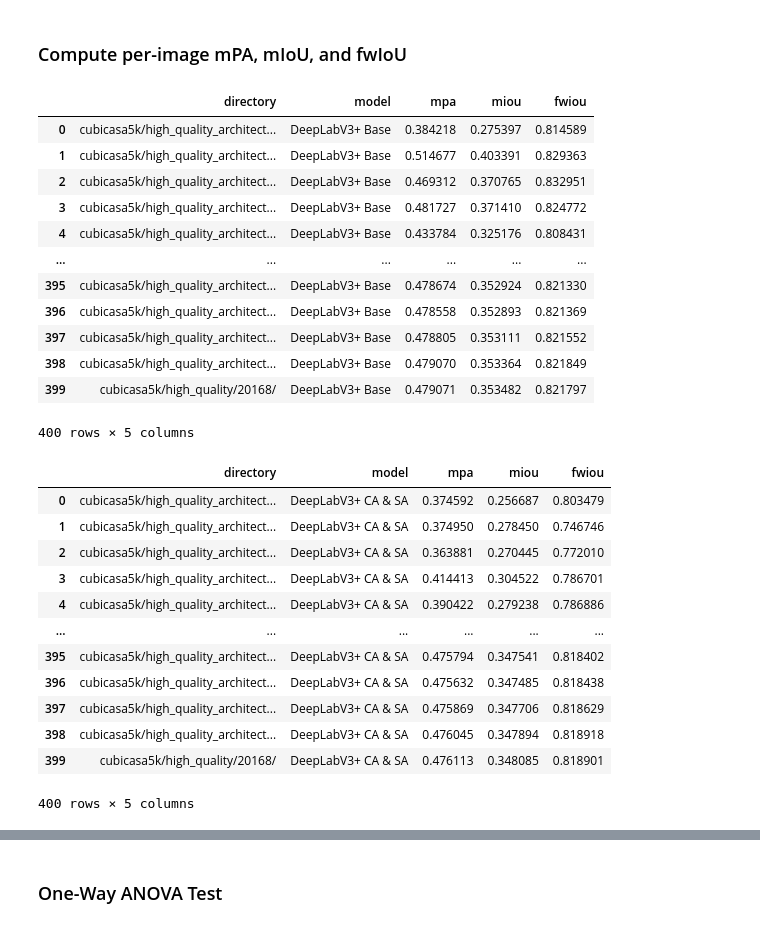
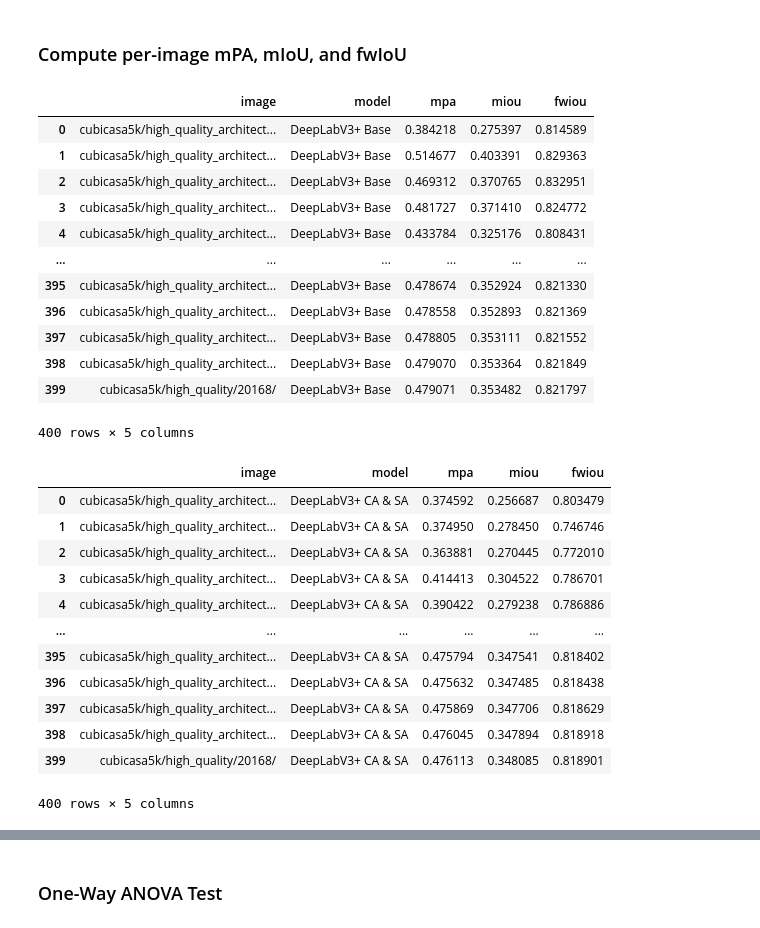
Before and after one commit to rimvelvet31/deeplabv3plus_cubicasa, a Jupyter notebook: test.ipynb, the cells around one changed output, grey strips where cells are left out. Drawn from its saved outputs; the diff is of its cells as text; code cells hidden in the pictures.

```diff
--- a/test.ipynb
+++ b/test.ipynb
@@ -430,8 +430,8 @@ Is there a significant difference in the performance of the modified DeepLabv3+
 # %% [markdown]
 ### Compute per-image mPA, mIoU, and fwIoU
 # %%
-def get_img_dir():
-    dataset = FloorplanSVG('data/cubicasa5k/', 'test.txt', format='lmdb')
+def get_img_dirs(directory):
+    dataset = FloorplanSVG(directory, 'test.txt', format='lmdb')
     dirs = []
 
     for i in range(len(dataset)):
@@ -440,7 +440,7 @@ def get_img_dir():
     return dirs
 
 
-def evaluate_per_image(model, model_name, loader, device):
+def evaluate_per_image(model, model_name, data_path, loader, device):
     # Store as tensors for efficient computation
     mpa = torch.tensor([]).to(device)
     miou= torch.tensor([]).to(device)
@@ -485,36 +485,36 @@ def evaluate_per_image(model, model_name, loader, device):
             # Compute per image metrics
             room_acc = room_class_metrics['acc'].compute().cpu().numpy()
             icon_acc = icon_class_metrics['acc'].compute().cpu().numpy()
             room_iou = room_class_metrics['iou'].compute().cpu().numpy()
             icon_iou = icon_class_metrics['iou'].compute().cpu().numpy()
 
             combined_acc = torch.cat([torch.tensor(room_acc).to(device), torch.tensor(icon_acc).to(device)])
             combined_iou = torch.cat([torch.tensor(room_iou).to(device), torch.tensor(icon_iou).to(device)])
 
             mpa_img = combined_acc.mean().item()
             miou_img = combined_iou.mean().item()
 
             total_pixels = combined_class_freq.sum().item()
             fwiou_img = (combined_class_freq / total_pixels * combined_iou).sum().item()
 
             # Append to tensors
             mpa = torch.cat([mpa, torch.tensor([mpa_img]).to(device)])
             miou = torch.cat([miou, torch.tensor([miou_img]).to(device)])
             fwiou = torch.cat([fwiou, torch.tensor([fwiou_img]).to(device)])
 
     return pd.DataFrame({
-        'directory': get_img_dir(),
+        'image': get_img_dirs(data_path),
         'model': model_name,
         'mpa': mpa.tolist(),
         'miou': miou.tolist(),
         'fwiou': fwiou.tolist()
     })
 
 
-base_per_img_res = evaluate_per_image(deeplab_base, 'DeepLabV3+ Base', test_loader, device)
+base_per_img_res = evaluate_per_image(deeplab_base, 'DeepLabV3+ Base', 'data/cubicasa5k/', test_loader, device)
 base_per_img_res
 # %% [output]
-|  | directory | model | mpa | miou | fwiou |
+|  | image | model | mpa | miou | fwiou |
 | 0 | cubicasa5k/high_quality_architect... | DeepLabV3+ Base | 0.384218 | 0.275397 | 0.814589 |
 | 1 | cubicasa5k/high_quality_architect... | DeepLabV3+ Base | 0.514677 | 0.403391 | 0.829363 |
 | 2 | cubicasa5k/high_quality_architect... | DeepLabV3+ Base | 0.469312 | 0.370765 | 0.832951 |
@@ -528,10 +528,10 @@ base_per_img_res
 | 399 | cubicasa5k/high_quality/20168/ | DeepLabV3+ Base | 0.479071 | 0.353482 | 0.821797 |
 400 rows × 5 columns
 # %%
-casa_per_img_res = evaluate_per_image(deeplab_casa, 'DeepLabV3+ CA & SA', test_loader, device)
+casa_per_img_res = evaluate_per_image(deeplab_casa, 'DeepLabV3+ CA & SA', 'data/cubicasa5k/', test_loader, device)
 casa_per_img_res
 # %% [output]
-|  | directory | model | mpa | miou | fwiou |
+|  | image | model | mpa | miou | fwiou |
 | 0 | cubicasa5k/high_quality_architect... | DeepLabV3+ CA & SA | 0.374592 | 0.256687 | 0.803479 |
 | 1 | cubicasa5k/high_quality_architect... | DeepLabV3+ CA & SA | 0.374950 | 0.278450 | 0.746746 |
 | 2 | cubicasa5k/high_quality_architect... | DeepLabV3+ CA & SA | 0.363881 | 0.270445 | 0.772010 |
```
Also changed, not shown: parts of 2 cells of this notebook, 3 other files.
